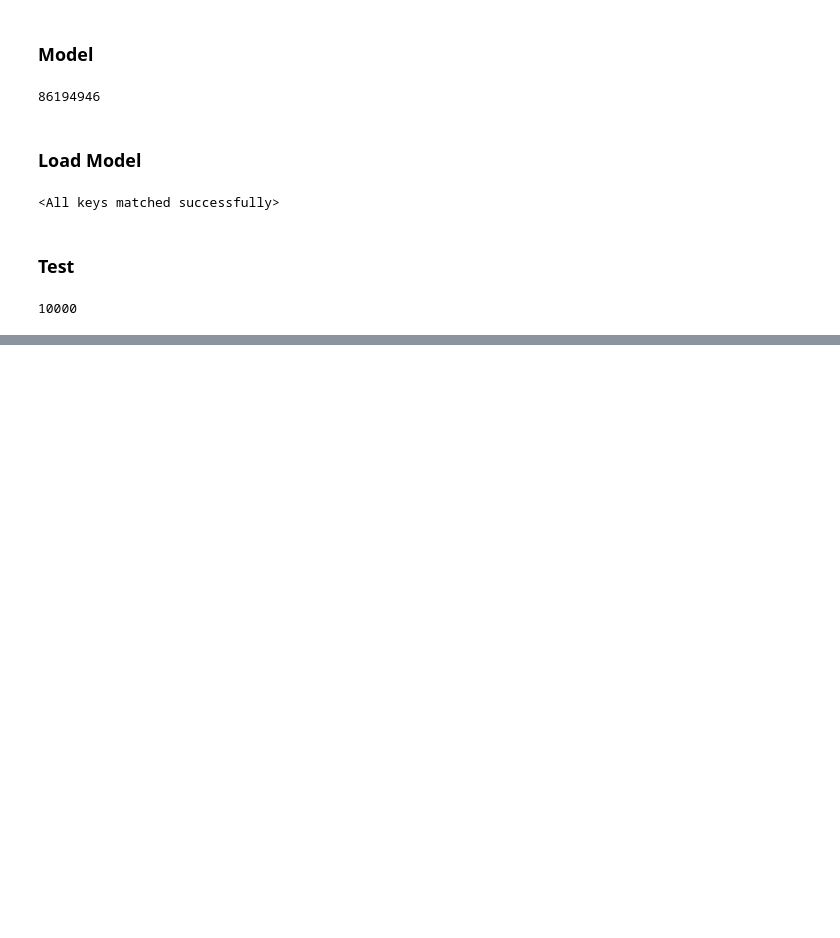
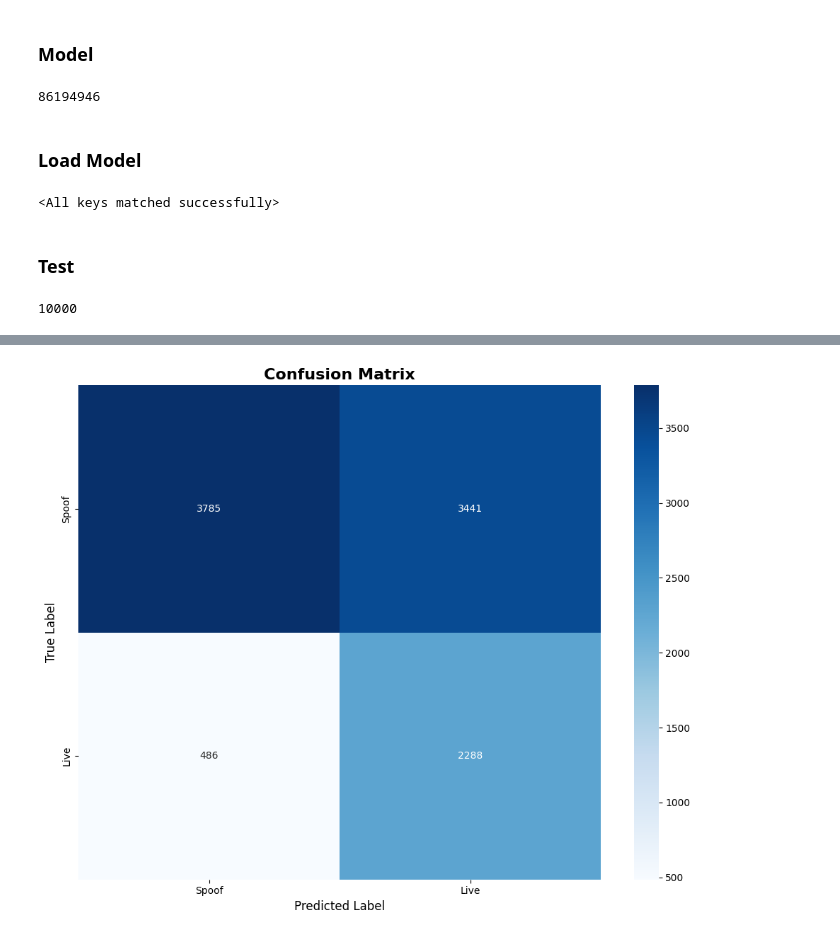
Before and after one commit to ridwanFatur/spoof-detection, a Jupyter notebook: 5. test.ipynb, the cells around one changed output, grey strips where cells are left out. Saved outputs shown, nothing was run; the diff lists cells and outputs as text; code cells hidden in the pictures; blank space fills up the shorter version.

```diff
--- a/5. test.ipynb
+++ b/5. test.ipynb
@@ -182,3 +190,5 @@ with torch.no_grad():
         all_labels.extend(labels.cpu().numpy())
         all_probs.extend(probs[:, 1].cpu().numpy())  # Probability of being live
         all_indices.extend(indices.numpy())
+# %%
+y_pred, y_true, y_prob, indices = np.array(all_preds), np.array(all_labels), np.array(all_probs), np.array(all_indices)
@@ -184,0 +237,2 @@ with torch.no_grad():
+# %%
+metrics, cm = calculate_metrics(y_true, y_pred, y_prob)
@@ -184,0 +285,2 @@ with torch.no_grad():
+# %%
+output_dir = "./test_results"
@@ -184,0 +293,14 @@ with torch.no_grad():
+# %%
+plt.figure(figsize=(10, 8))
+sns.heatmap(cm, annot=True, fmt='d', cmap='Blues',
+            xticklabels=['Spoof', 'Live'],
+            yticklabels=['Spoof', 'Live'])
+plt.title('Confusion Matrix', fontsize=16, fontweight='bold')
+plt.ylabel('True Label', fontsize=12)
+plt.xlabel('Predicted Label', fontsize=12)
+plt.tight_layout()
+plot_path = output_dir + "/" + f"confusion_matrix_{timestamp}.png"
+plt.savefig(plot_path, dpi=300, bbox_inches='tight')
+plt.show()
+# %% [output]
+[figure, added]
```
Also changed, not shown: parts of 16 cells of this notebook, 6 other files.
